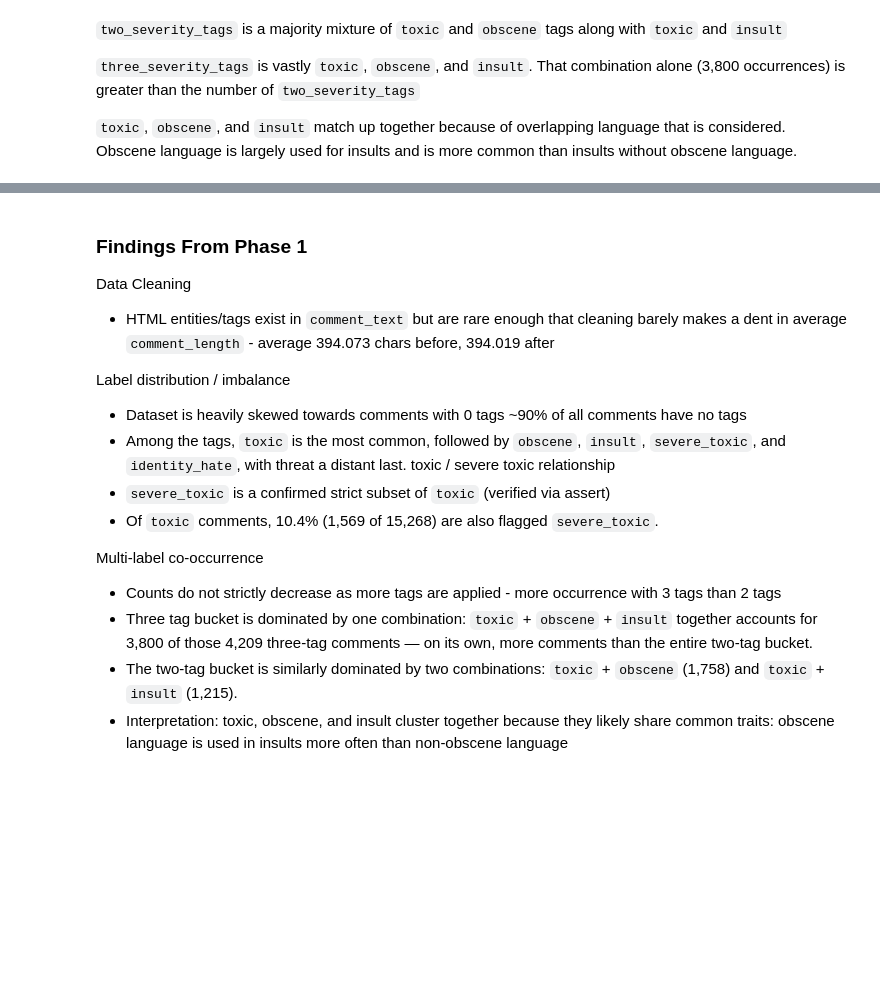
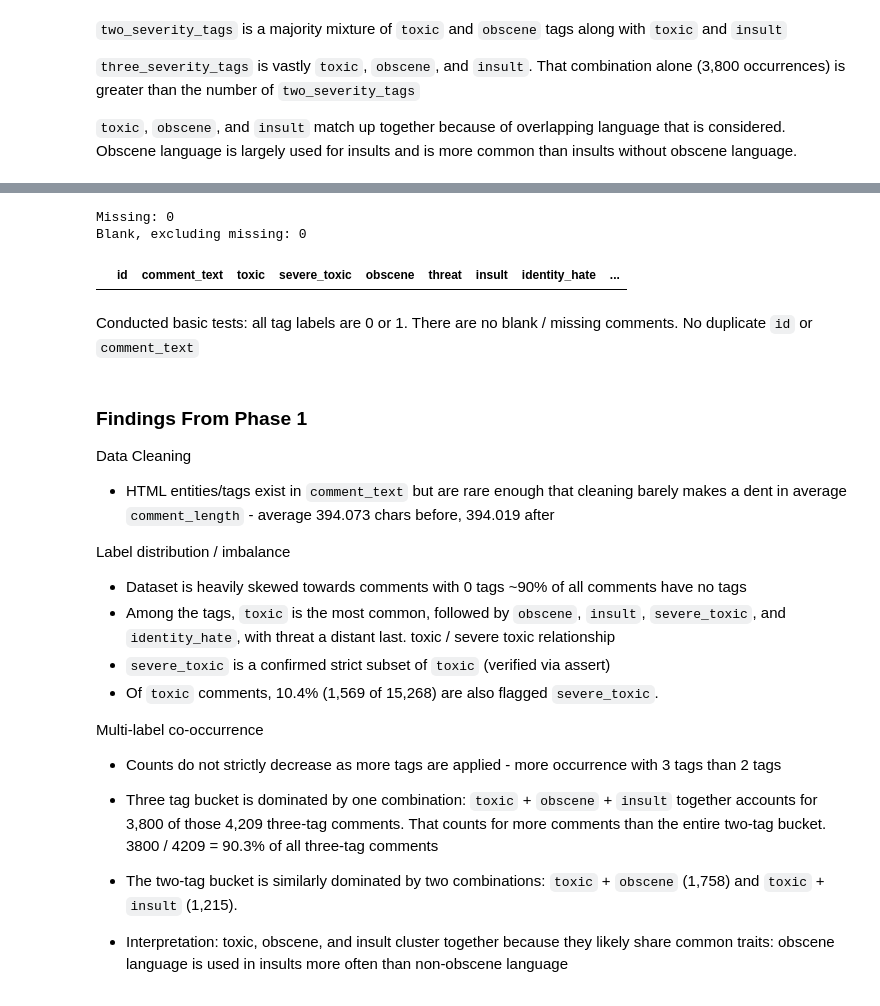
Before and after one commit to ellisonchen1/Content-health-classifier, a Jupyter notebook: notebooks/01_exploration.ipynb, the cells around one changed output, grey strips where cells are left out. Cells and saved outputs as stored; diff of their text form; code cells hidden in the pictures; blank space fills up the shorter version.

```diff
--- a/notebooks/01_exploration.ipynb
+++ b/notebooks/01_exploration.ipynb
@@ -189,3 +167,21 @@ dtype: int64
+# %%
+missing_text = df['comment_text'].isna()
+blank_text = df['comment_text'].fillna('').str.strip().eq('')
+
+print("Missing:", missing_text.sum())
+print("Blank, excluding missing:", (blank_text & ~missing_text).sum())
+# %% [output]
+Missing: 0
+Blank, excluding missing: 0
+# %%
+df[df.duplicated(subset=['id'], keep=False)]
+df[df.duplicated(subset=['comment_text'], keep=False)]
+# %% [output]
+|  | id | comment_text | toxic | severe_toxic | obscene | threat | insult | identity_hate | ... |
+# %% [markdown]
+Conducted basic tests: all tag labels are 0 or 1.
+There are no blank / missing comments.
+No duplicate `id` or `comment_text`
 # %% [markdown]
 ### Findings From Phase 1
 
@@ -201,6 +197,7 @@ toxic / severe toxic relationship
 
 Multi-label co-occurrence
 - Counts do not strictly decrease as more tags are applied - more occurrence with 3 tags than 2 tags
-- Three tag bucket is dominated by one combination: `toxic` + `obscene` + `insult` together accounts for 3,800 of those 4,209 three-tag comments — on its own, more comments than the entire two-tag bucket.
+- Three tag bucket is dominated by one combination: `toxic` + `obscene` + `insult` together accounts for 3,800 of those 4,209 three-tag comments. That counts for more comments than the entire two-tag bucket. 3800 / 4209 = 90.3% of all three-tag comments
+
 - The two-tag bucket is similarly dominated by two combinations: `toxic` + `obscene` (1,758) and `toxic` + `insult` (1,215).
 - Interpretation: toxic, obscene, and insult cluster together because they likely share common traits: obscene language is used in insults more often than non-obscene language
```
Also changed, not shown: parts of 10 cells of this notebook, 1 other file.
